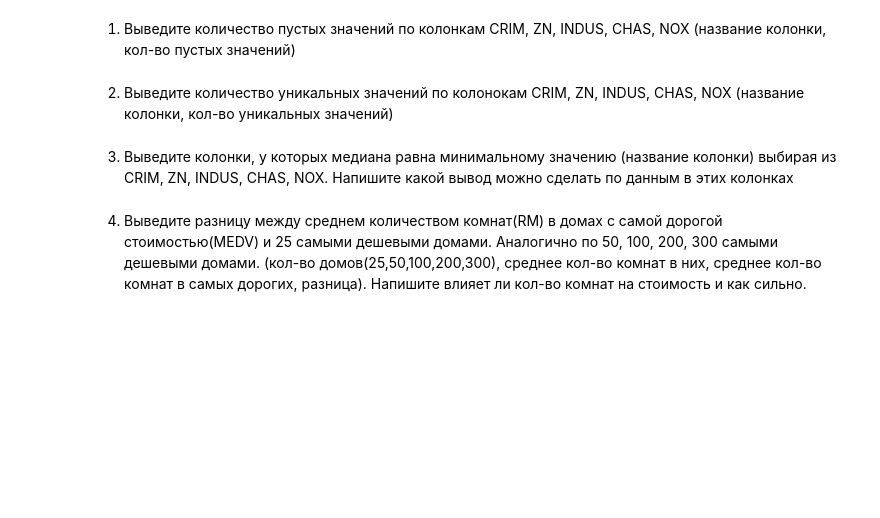
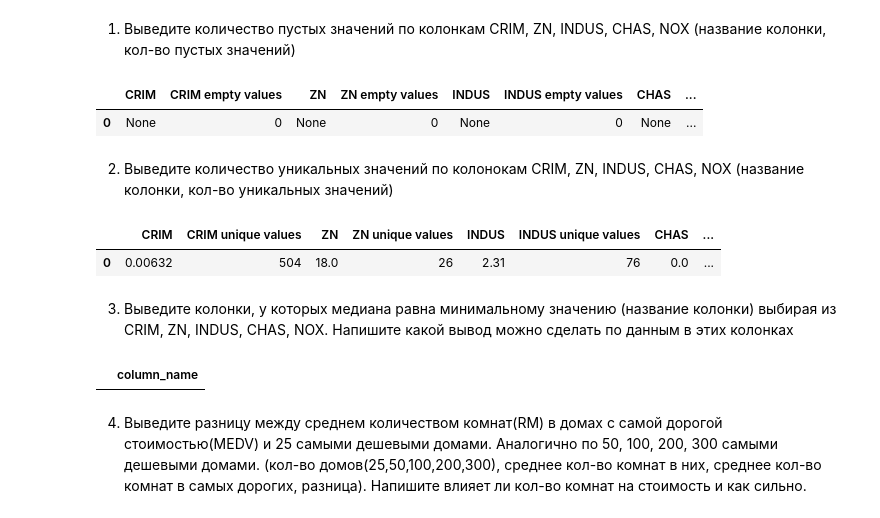
Before and after one commit to omutninsk/sql_2, a Jupyter notebook: HW_2_sql.ipynb, the cells around one changed output. Saved outputs shown, nothing was run; the diff lists cells and outputs as text; code cells hidden in the pictures; blank space fills up the shorter version.

```diff
--- a/HW_2_sql.ipynb
+++ b/HW_2_sql.ipynb
@@ -36,2 +43,13 @@ pd.read_sql(
+# %%
+tasks+=1
+pd.read_sql(
+    '''
+    SELECT CRIM, COUNT() as "CRIM empty values", ZN, COUNT() as "ZN empty values", INDUS, COUNT() as "INDUS empty values", CHAS, COUNT() as "CHAS empty values", NOX, COUNT(*) as "NOX empty values" FROM boston WHERE CRIM IS NULL OR ZN IS NULL OR INDUS IS NULL OR CHAS IS NULL OR NOX IS NULL;
+    ''',
+    con,
+)
+# %% [output]
+|  | CRIM | CRIM empty values | ZN | ZN empty values | INDUS | INDUS empty values | CHAS | ... |
+| 0 | None | 0 | None | 0 | None | 0 | None | ... |
 # %% [markdown]
 2. Выведите количество уникальных значений по колонокам CRIM, ZN, INDUS, CHAS, NOX (название колонки, кол-во уникальных значений)
@@ -47,3 +56,14 @@ pd.read_sql(
+# %%
+tasks+=1
+pd.read_sql(
+    '''
+    SELECT CRIM, COUNT(DISTINCT CRIM) as "CRIM unique values", ZN, COUNT(DISTINCT ZN) as "ZN unique values", INDUS, COUNT(DISTINCT INDUS) as "INDUS unique values", CHAS, COUNT(DISTINCT CHAS) as "CHAS unique values", NOX, COUNT(DISTINCT NOX) as "NOX unique values" FROM boston;
+    ''',
+    con,
+)
+# %% [output]
+|  | CRIM | CRIM unique values | ZN | ZN unique values | INDUS | INDUS unique values | CHAS | ... |
+| 0 | 0.00632 | 504 | 18.0 | 26 | 2.31 | 76 | 0.0 | ... |
 # %% [markdown]
 3. Выведите колонки, у которых медиана равна минимальному значению (название колонки) выбирая из CRIM, ZN, INDUS, CHAS, NOX.
 Напишите какой вывод можно сделать по данным в этих колонках
@@ -59,3 +70,25 @@ pd.read_sql(
+# %%
+tasks+=1
+pd.read_sql(
+    '''
+    SELECT column_name
+    FROM (
+    SELECT 'CRIM' as column_name, avg(CRIM) as median, min(CRIM) as min FROM boston
+    UNION
+    SELECT 'ZN' as column_name, avg(ZN) as median, min(ZN) as min FROM boston
+    UNION
+    SELECT 'INDUS' as column_name, avg(INDUS) as median, min(INDUS) as min FROM boston
+    UNION
+    SELECT 'CHAS' as column_name, avg(CHAS) as median, min(CHAS) as min FROM boston
+    UNION
+    SELECT 'NOX' as column_name, avg(NOX) as median, min(NOX) as min FROM boston
+    )
+    WHERE median = min;
+    ''',
+    con,
+)
+# %% [output]
+|  | column_name |
 # %% [markdown]
 4. Выведите разницу между среднем количеством комнат(RM) в домах с самой дорогой стоимостью(MEDV) и 25 самыми дешевыми домами.
 Аналогично по 50, 100, 200, 300 самыми дешевыми домами. (кол-во домов(25,50,100,200,300), среднее кол-во комнат в них, среднее кол-во комнат в самых дорогих, разница).
```
Also changed, not shown: parts of 21 cells of this notebook.
